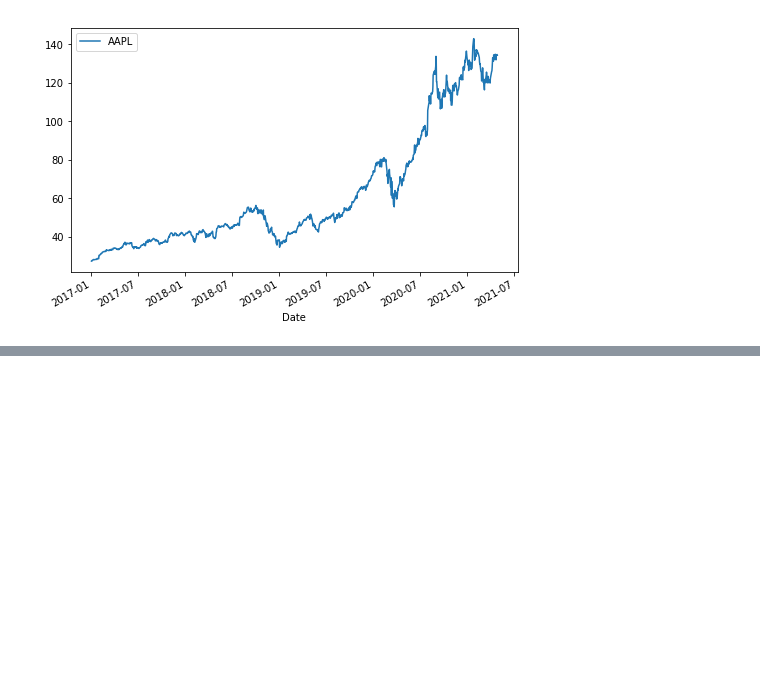
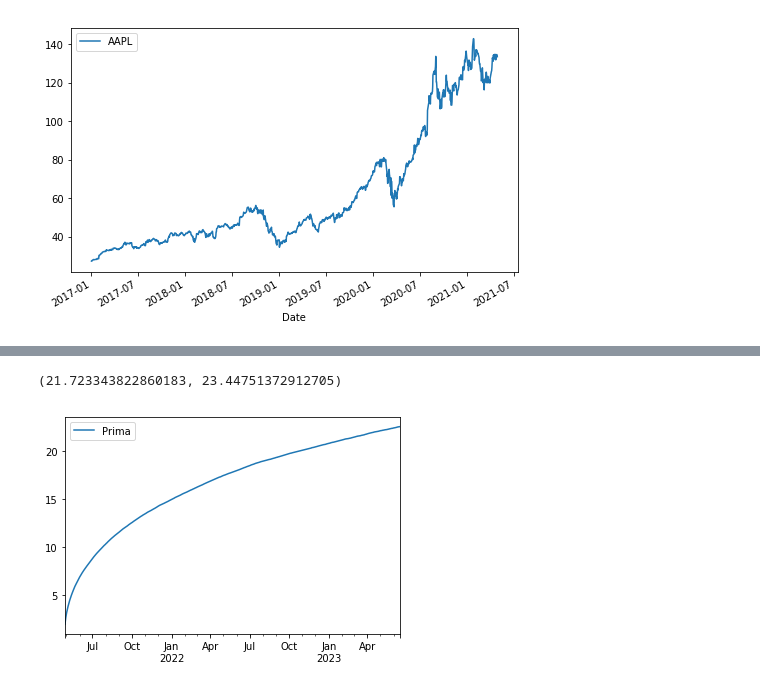
Before and after one commit to GerardoRVL97/TAREA_9_RUIZ_G_VAZQUEZ_C, a Jupyter notebook: TAREA_9_VAZQUEZ_C_RUIZ_G.ipynb, the cells around one changed output, grey strips where cells are left out. Cells and saved outputs as stored; diff of their text form; code cells hidden in the pictures; blank space fills up the shorter version.

```diff
--- a/TAREA_9_VAZQUEZ_C_RUIZ_G.ipynb
+++ b/TAREA_9_VAZQUEZ_C_RUIZ_G.ipynb
@@ -316,0 +443,23 @@ opcion_valuar['JSON']
+# %%
+confianza = 0.99
+sigma_est = sim_closes.iloc[-1].sem()
+mean_est = put.iloc[-1].Prima
+i2 = st.norm.interval(confianza, loc=mean_est, scale=sigma_est)
+print(i2)
+# %% [output]
+(21.723343822860183, 23.44751372912705)
+# %%
+# Usando muestreo estratificado----> #estratros = nscen
+U = (np.arange(0,nscen)+np.random.rand(ndays,nscen))/nscen
+Z = st.norm.ppf(U)
+
+sim_ret2 = pd.DataFrame(sigma*Z+r,index=dates)
+sim_closes2 = S0*np.exp(sim_ret.cumsum())
+
+# Función de pago
+strike = pd.DataFrame(K*np.ones([ndays,nscen]), index=dates)
+put = pd.DataFrame({'Prima':np.exp(-r*ndays) \
+              *np.fmax(strike-sim_closes2,np.zeros([ndays,nscen])).T.mean()}, index=dates)
+put.plot();
+# %% [output]
+[figure, added]
```
Also changed, not shown: parts of 46 cells of this notebook.
